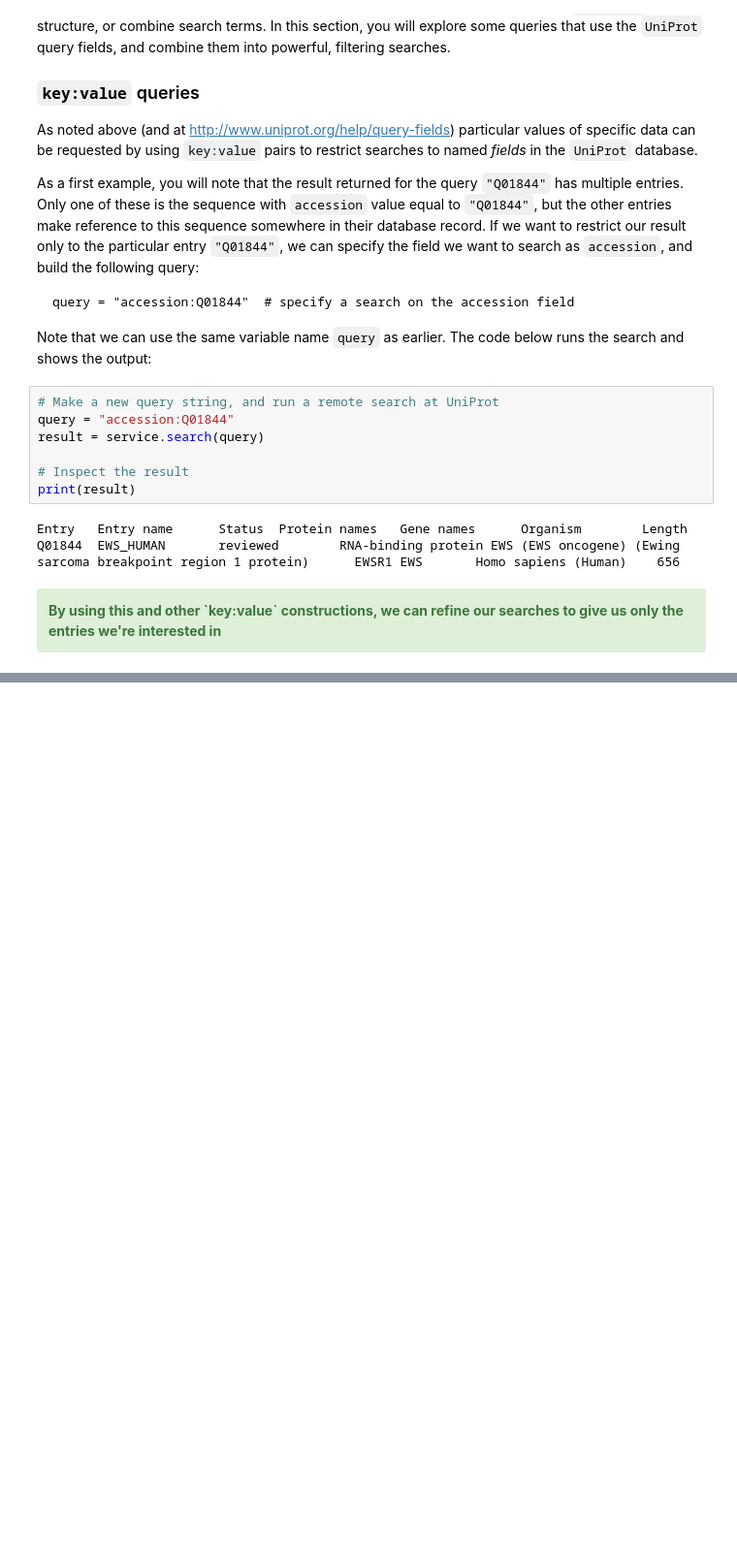
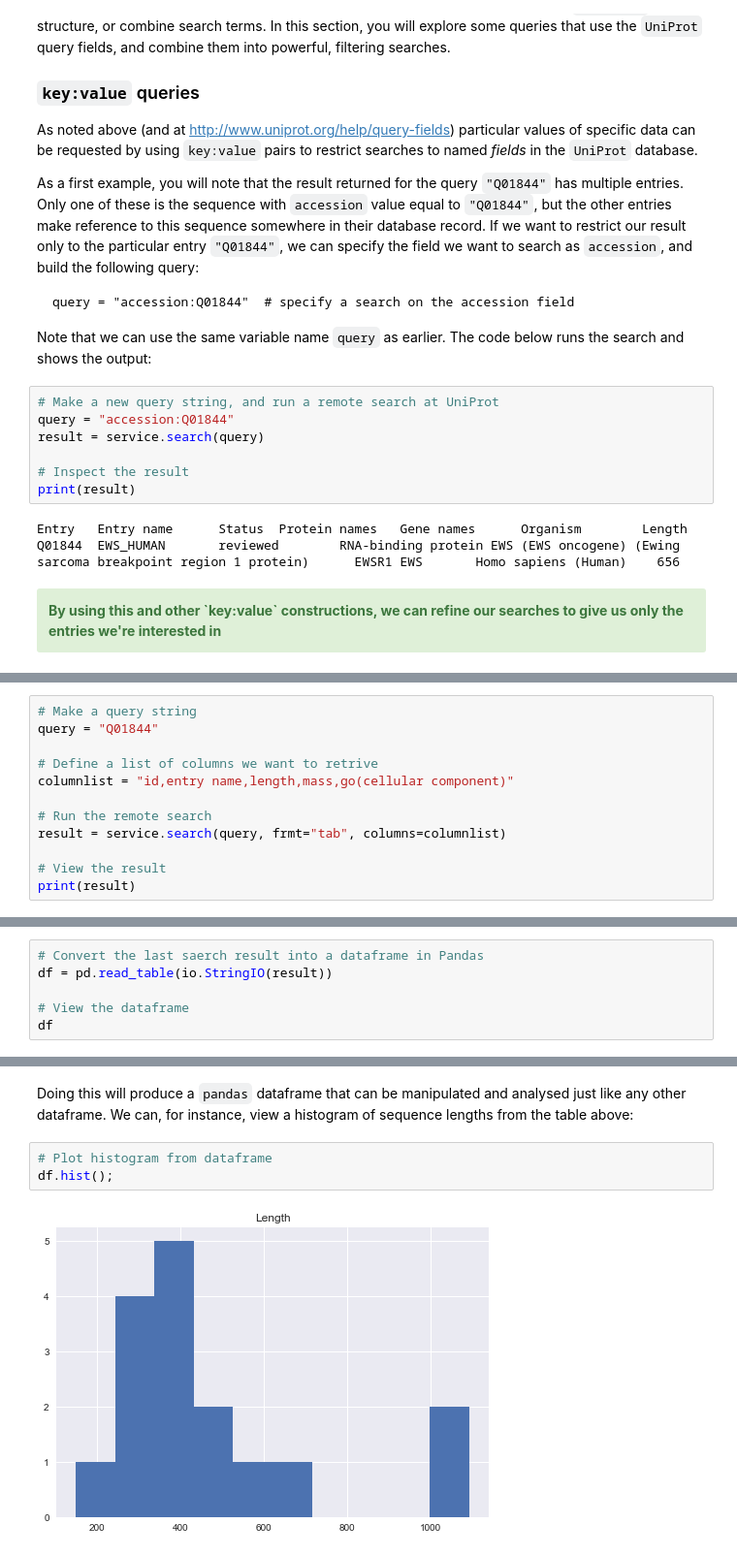
Before and after one commit to widdowquinn/2018-03-06-ibioic, a Jupyter notebook: 02-sequence_databases/07-uniprot_programming.ipynb, the cells around one changed output, grey strips where cells are left out. Shown at 97% size. Cells and saved outputs as stored; diff of their text form; blank space fills up the shorter version.

Commit message:
add advanced query and formatting sections to UniProt

```diff
--- a/02-sequence_databases/07-uniprot_programming.ipynb
+++ b/02-sequence_databases/07-uniprot_programming.ipynb
@@ -203,0 +378,12 @@ for query in queries:
+# %%
+# Make a query string
+query = "Q01844"
+
+# Define a list of columns we want to retrive
+columnlist = "id,entry name,length,mass,go(cellular component)"
+
+# Run the remote search
+result = service.search(query, frmt="tab", columns=columnlist)
+
+# View the result
+print(result)
@@ -203,0 +416,6 @@ for query in queries:
+# %%
+# Convert the last saerch result into a dataframe in Pandas
+df = pd.read_table(io.StringIO(result))
+
+# View the dataframe
+df
@@ -203,0 +440,7 @@ for query in queries:
+# %% [markdown]
+Doing this will produce a `pandas` dataframe that can be manipulated and analysed just like any other dataframe. We can, for instance, view a histogram of sequence lengths from the table above:
+# %%
+# Plot histogram from dataframe
+df.hist();
+# %% [output]
+[figure, added]
```
Also changed, not shown: parts of 20 cells of this notebook, 1 other file.
